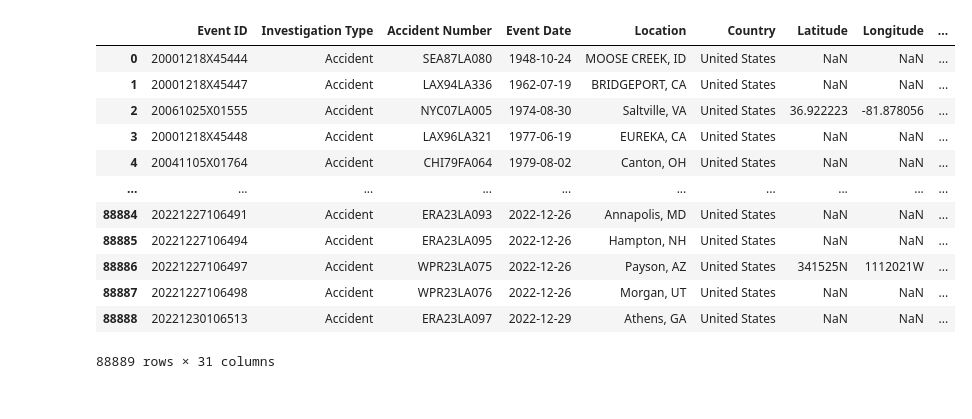
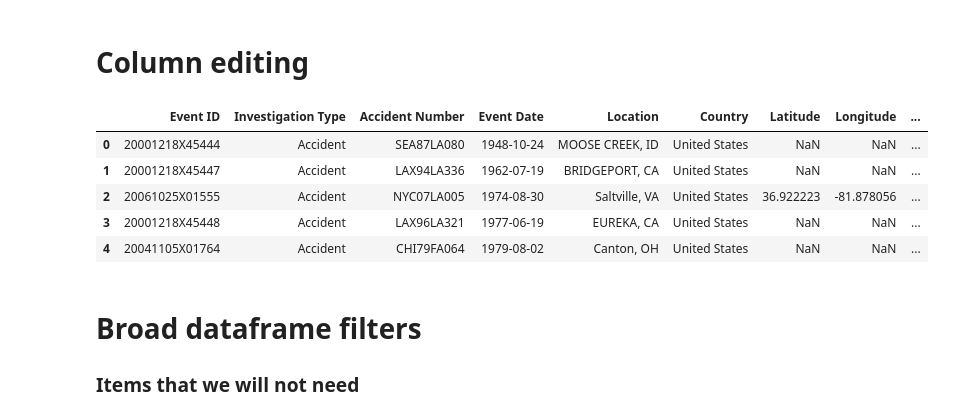
Before and after one commit to Gfatouras/Project-1, a Jupyter notebook: Project1_Master.ipynb, the cells around one changed output. Saved outputs shown, nothing was run; the diff lists cells and outputs as text; code cells hidden in the pictures.

```diff
--- a/Project1_Master.ipynb
+++ b/Project1_Master.ipynb
@@ -4,29 +4,26 @@ import matplotlib.pyplot as plt
 import seaborn as sns
 # %%
 df = pd.read_csv('AviationData.csv', header=0, encoding='cp1252',dtype=str) #'cp1252' encoding becuase of some ascii values
+# %% [markdown]
+# Column editing
 # %%
 df.columns = df.columns.str.replace('.', ' ') # Change '.' in column names to ' '
 df.columns = df.columns.str.title() # Change to title case
 df.rename(columns={'Far Description': 'FAR Description', 'Event Id': 'Event ID'}, inplace = True) # Deal with the exceptions (ID, FAR)
 pd.set_option('display.max_columns', 100) # Set max display width to 100
 df.head()
-df
 # %% [output]
 |  | Event ID | Investigation Type | Accident Number | Event Date | Location | Country | Latitude | Longitude | ... |
 | 0 | 20001218X45444 | Accident | SEA87LA080 | 1948-10-24 | MOOSE CREEK, ID | United States | NaN | NaN | ... |
 | 1 | 20001218X45447 | Accident | LAX94LA336 | 1962-07-19 | BRIDGEPORT, CA | United States | NaN | NaN | ... |
 | 2 | 20061025X01555 | Accident | NYC07LA005 | 1974-08-30 | Saltville, VA | United States | 36.922223 | -81.878056 | ... |
 | 3 | 20001218X45448 | Accident | LAX96LA321 | 1977-06-19 | EUREKA, CA | United States | NaN | NaN | ... |
 | 4 | 20041105X01764 | Accident | CHI79FA064 | 1979-08-02 | Canton, OH | United States | NaN | NaN | ... |
-| ... | ... | ... | ... | ... | ... | ... | ... | ... | ... |
-| 88884 | 20221227106491 | Accident | ERA23LA093 | 2022-12-26 | Annapolis, MD | United States | NaN | NaN | ... |
-| 88885 | 20221227106494 | Accident | ERA23LA095 | 2022-12-26 | Hampton, NH | United States | NaN | NaN | ... |
-| 88886 | 20221227106497 | Accident | WPR23LA075 | 2022-12-26 | Payson, AZ | United States | 341525N | 1112021W | ... |
-| 88887 | 20221227106498 | Accident | WPR23LA076 | 2022-12-26 | Morgan, UT | United States | NaN | NaN | ... |
-| 88888 | 20221230106513 | Accident | ERA23LA097 | 2022-12-29 | Athens, GA | United States | NaN | NaN | ... |
-88889 rows × 31 columns
 # %%
 #df.isnull().sum().sort_values(ascending = False) # Ranked missing data
+# %% [markdown]
+# Broad dataframe filters
+### Items that we will not need
 # %%
 cols_to_drop = ['Schedule','FAR Description','Airport Code',
                 'Airport Name','Publication Date','Air Carrier','Registration Number',
```
Also changed, not shown: parts of 20 cells of this notebook, 3 other files.
